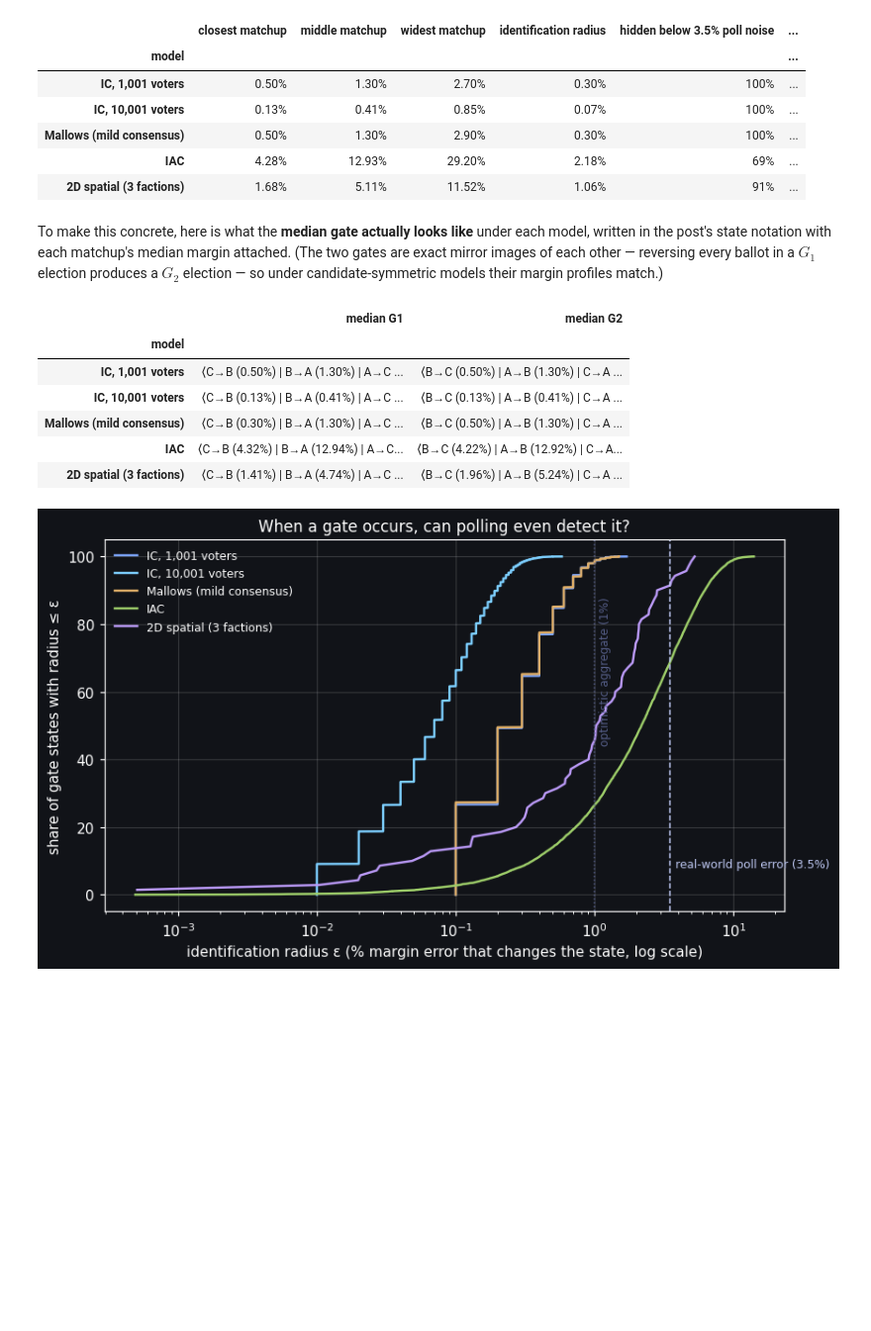
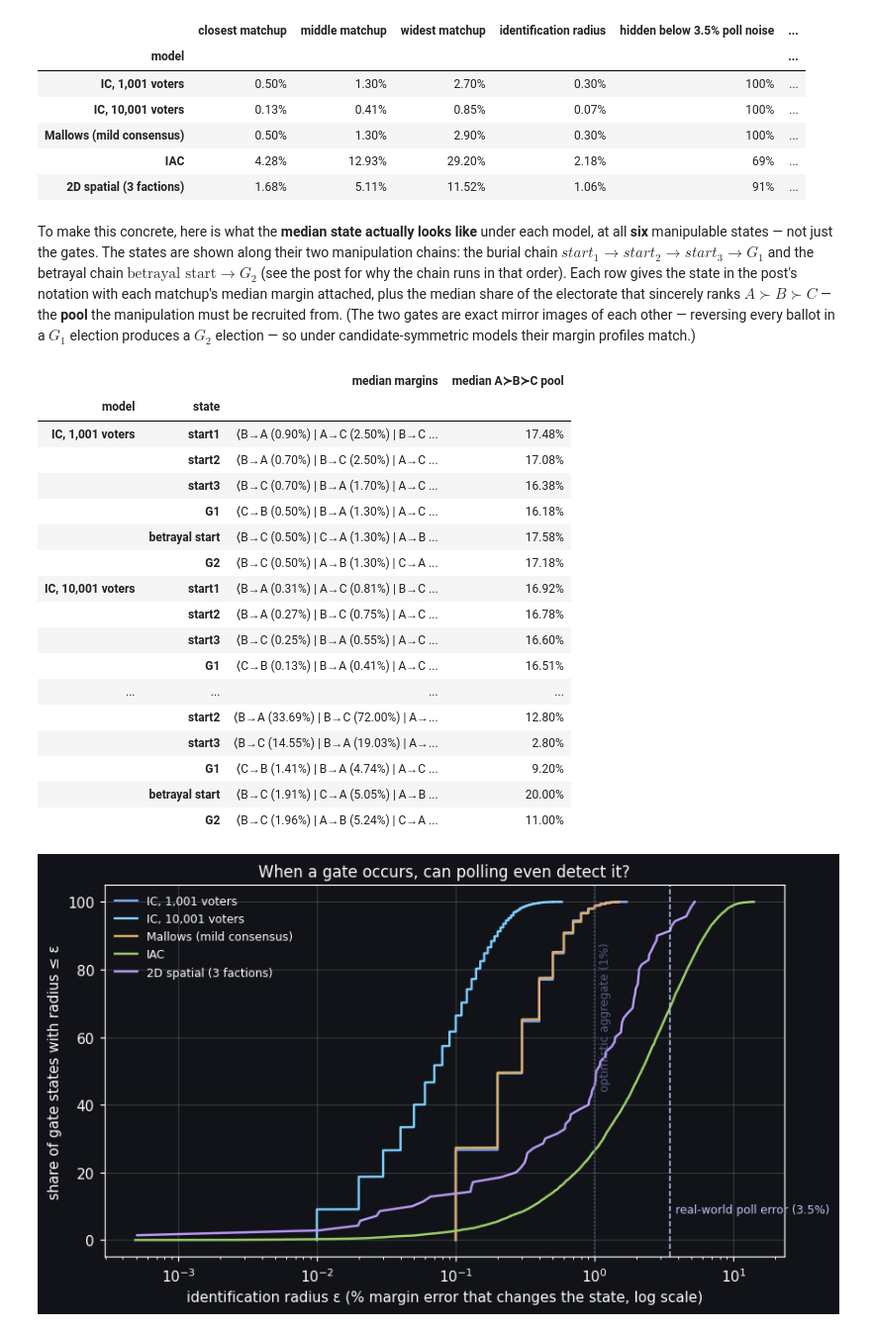
Before and after one commit to eigentaylor/eigentaylor.github.io, a Jupyter notebook: assets/jupyter/better_choices_simulations.ipynb, the cells around one changed output. Shown at 99% size. Drawn from its saved outputs; the diff is of its cells as text; code cells hidden in the pictures; blank space fills up the shorter version.

```diff
--- a/assets/jupyter/better_choices_simulations.ipynb
+++ b/assets/jupyter/better_choices_simulations.ipynb
@@ -274,34 +274,59 @@ pd.DataFrame(rows).set_index('model')
 | IAC | 4.28% | 12.93% | 29.20% | 2.18% | 69% | ... |
 | 2D spatial (3 factions) | 1.68% | 5.11% | 11.52% | 1.06% | 91% | ... |
 # %% [markdown]
-To make this concrete, here is what the **median gate actually looks like**
-under each model, written in the post's state notation with each matchup's
-median margin attached. (The two gates are exact mirror images of each other —
-reversing every ballot in a $G_1$ election produces a $G_2$ election — so
-under candidate-symmetric models their margin profiles match.)
+To make this concrete, here is what the **median state actually looks like**
+under each model, at all **six** manipulable states — not just the gates. The
+states are shown along their two manipulation chains: the burial chain
+$start_1 \to start_2 \to start_3 \to G_1$ and the betrayal chain
+$\text{betrayal start} \to G_2$ (see the post for why the chain runs in that
+order). Each row gives the state in the post's notation with each matchup's
+median margin attached, plus the median share of the electorate that sincerely
+ranks $A \succ B \succ C$ — the **pool** the manipulation must be recruited
+from. (The two gates are exact mirror images of each other — reversing every
+ballot in a $G_1$ election produces a $G_2$ election — so under
+candidate-symmetric models their margin profiles match.)
 # %%
-def bracket(cu, sid_target, labels):
+def bracket(cu, sid_target, state):
     _, sid = classify(cu['mAB'], cu['mBC'], cu['mCA'])
     mask = (sid == sid_target)
     M = np.abs(np.stack([cu['mAB'], cu['mBC'], cu['mCA']], axis=1))[mask]
     M.sort(axis=1)
+    labels = [f"{w}→{l}" for w, l in state]
     p1, p2, p3 = (np.median(M[:, k])*100 for k in range(3))
-    return f"⟨{labels[0]} ({p1:.2f}%) | {labels[1]} ({p2:.2f}%) | {labels[2]} ({p3:.2f}%)⟩"
+    pool_pct = np.median(cu['pool'][mask])*100 if mask.any() else float('nan')
+    bracket_str = f"⟨{labels[0]} ({p1:.2f}%) | {labels[1]} ({p2:.2f}%) | {labels[2]} ({p3:.2f}%)⟩"
+    return bracket_str, pool_pct
 
 rows = []
 for name, cu in cultures.items():
-    rows.append({'model': name,
-                 'median G1': bracket(cu, 3, ['C→B', 'B→A', 'A→C']),
-                 'median G2': bracket(cu, 5, ['B→C', 'A→B', 'C→A'])})
-pd.DataFrame(rows).set_index('model')
+    for sid, (label, state, depth) in enumerate(named):
+        bracket_str, pool_pct = bracket(cu, sid, state)
+        rows.append({
+            'model': name,
+            'state': label,
+            'median margins': bracket_str,
+            'median A≻B≻C pool': f"{pool_pct:.2f}%",
+        })
+pd.DataFrame(rows).set_index(['model', 'state'])
 # %% [output]
-|  | median G1 | median G2 |
-| model |  |  |
-| IC, 1,001 voters | ⟨C→B (0.50%) | B→A (1.30%) | A→C ... | ⟨B→C (0.50%) | A→B (1.30%) | C→A ... |
-| IC, 10,001 voters | ⟨C→B (0.13%) | B→A (0.41%) | A→C ... | ⟨B→C (0.13%) | A→B (0.41%) | C→A ... |
-| Mallows (mild consensus) | ⟨C→B (0.30%) | B→A (1.30%) | A→C ... | ⟨B→C (0.50%) | A→B (1.30%) | C→A ... |
-| IAC | ⟨C→B (4.32%) | B→A (12.94%) | A→C... | ⟨B→C (4.22%) | A→B (12.92%) | C→A... |
-| 2D spatial (3 factions) | ⟨C→B (1.41%) | B→A (4.74%) | A→C ... | ⟨B→C (1.96%) | A→B (5.24%) | C→A ... |
+|  |  | median margins | median A≻B≻C pool |
+| model | state |  |  |
+| IC, 1,001 voters | start1 | ⟨B→A (0.90%) | A→C (2.50%) | B→C ... | 17.48% |
+|  | start2 | ⟨B→A (0.70%) | B→C (2.50%) | A→C ... | 17.08% |
+|  | start3 | ⟨B→C (0.70%) | B→A (1.70%) | A→C ... | 16.38% |
+|  | G1 | ⟨C→B (0.50%) | B→A (1.30%) | A→C ... | 16.18% |
+|  | betrayal start | ⟨B→C (0.50%) | C→A (1.30%) | A→B ... | 17.58% |
+|  | G2 | ⟨B→C (0.50%) | A→B (1.30%) | C→A ... | 17.18% |
+| IC, 10,001 voters | start1 | ⟨B→A (0.31%) | A→C (0.81%) | B→C ... | 16.92% |
+|  | start2 | ⟨B→A (0.27%) | B→C (0.75%) | A→C ... | 16.78% |
+|  | start3 | ⟨B→C (0.25%) | B→A (0.55%) | A→C ... | 16.60% |
+|  | G1 | ⟨C→B (0.13%) | B→A (0.41%) | A→C ... | 16.51% |
+| ... | ... | ... | ... |
+|  | start2 | ⟨B→A (33.69%) | B→C (72.00%) | A→... | 12.80% |
+|  | start3 | ⟨B→C (14.55%) | B→A (19.03%) | A→... | 2.80% |
+|  | G1 | ⟨C→B (1.41%) | B→A (4.74%) | A→C ... | 9.20% |
+|  | betrayal start | ⟨B→C (1.91%) | C→A (5.05%) | A→B ... | 20.00% |
+|  | G2 | ⟨B→C (1.96%) | A→B (5.24%) | C→A ... | 11.00% |
 # %%
 import matplotlib
 matplotlib.use('Agg')
```
Also changed, not shown: parts of 2 cells of this notebook.
